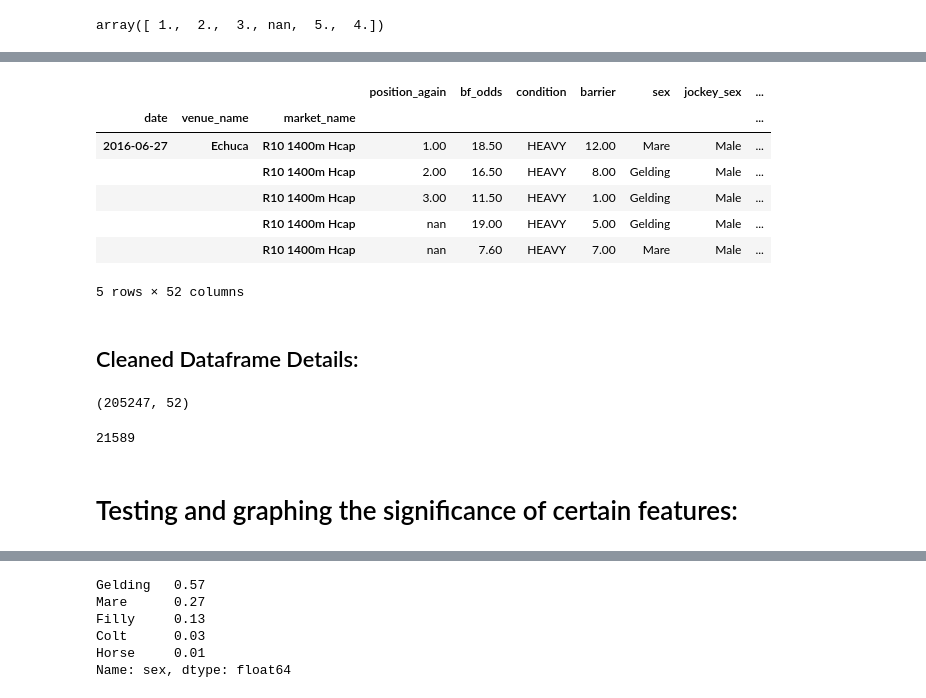
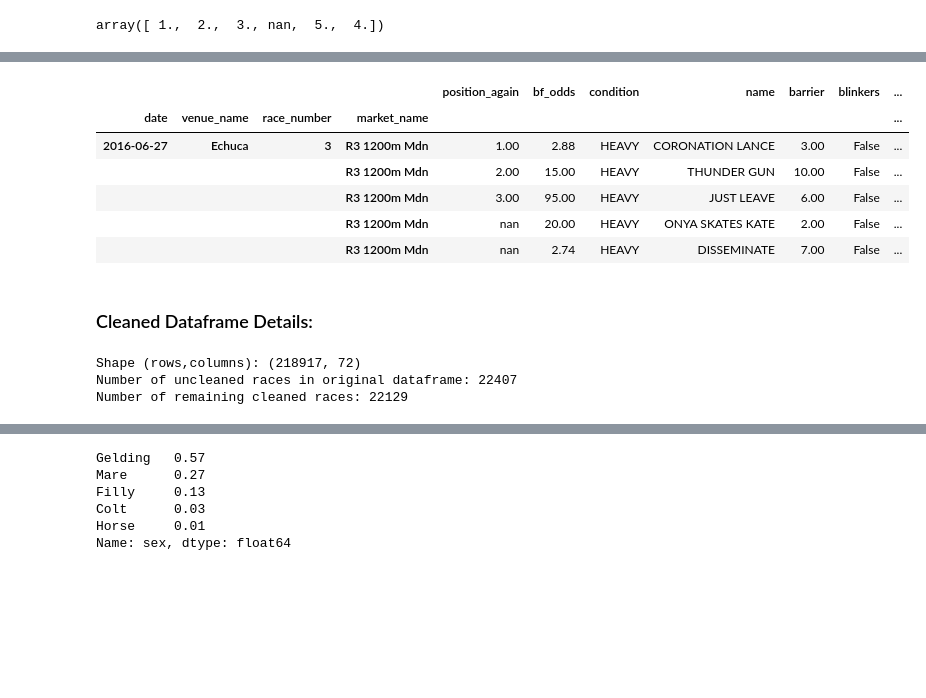
Before and after one commit to Ibnadm/Predict-DogRacing, a Jupyter notebook: HorseRacingAnalysis.ipynb, the cells around one changed output, grey strips where cells are left out. Cells and saved outputs as stored; diff of their text form; code cells hidden in the pictures; blank space fills up the shorter version.

```diff
--- a/HorseRacingAnalysis.ipynb
+++ b/HorseRacingAnalysis.ipynb
@@ -205 +249,8 @@ df_grouped = df_cleaned.groupby(['date','venue_name','market_name'])
+# %%
+#creates prize_money_per_start column
+df_cleaned['prize_money_per_start'] = df_cleaned.prize_money/df_cleaned.overall_starts
+
+df_cleaned['prize_money_per_start_z'] = df_grouped['prize_money_per_start'].transform(lambda x: zscore(x,ddof=1))
+
+df_grouped = df_cleaned.groupby(['date','venue_name','race_number','market_name'])
 # %% [markdown]
@@ -207,6 +258,4 @@ df_grouped = df_cleaned.groupby(['date','venue_name','market_name'])
 # %%
-df_cleaned['weight_z'] = df_grouped['handicap_weight'].transform(lambda x: zscore(x,ddof=1))
+df_cleaned['age_z'] = df_grouped['age'].transform(lambda x: zscore(x,ddof=1))
 
-df_cleaned.drop('handicap_weight',axis=1,inplace=True)
-
-df_grouped = df_cleaned.groupby(['date','venue_name','market_name'])
+df_grouped = df_cleaned.groupby(['date','venue_name','race_number','market_name'])
@@ -217,9 +261,0 @@ df_grouped = df_cleaned.groupby(['date','venue_name','market_name'])
-# %%
-#creates prize_money_per_start column
-df_cleaned['prize_money_per_start'] = df_cleaned.prize_money/df_cleaned.overall_starts
-
-df_cleaned['prize_money_per_start_z'] = df_grouped['prize_money_per_start'].transform(lambda x: zscore(x,ddof=1))
-
-df_cleaned.drop(['prize_money','prize_money_per_start'],axis=1,inplace=True)
-
-df_grouped = df_cleaned.groupby(['date','venue_name','market_name'])
@@ -228,7 +262 @@ df_grouped = df_cleaned.groupby(['date','venue_name','market_name'])
-# %%
-df_cleaned['age_z'] = df_grouped['age'].transform(lambda x: zscore(x,ddof=1))
-
-df_cleaned.drop('age',axis=1,inplace=True)
-
-df_grouped = df_cleaned.groupby(['date','venue_name','market_name'])
 # %% [markdown]
@@ -246,28 +272,28 @@ for col in z_score_cols:
 # %%
-#Replaces infinity (zero division) with NaN
+#Replaces infinity (from zero division) with NaN
 df_cleaned.replace([np.inf, -np.inf], np.nan, inplace=True)
 
-df_grouped = df_cleaned.groupby(['date','venue_name','market_name'])
+df_cleaned.fillna(np.nan,inplace=True)
+
+df_grouped = df_cleaned.groupby(['date','venue_name','race_number','market_name'])
 
 df_cleaned.head()
 # %% [output]
-|  |  |  | position_again | bf_odds | condition | barrier | sex | jockey_sex | ... |
-| date | venue_name | market_name |  |  |  |  |  |  | ... |
-| 2016-06-27 | Echuca | R10 1400m Hcap | 1.00 | 18.50 | HEAVY | 12.00 | Mare | Male | ... |
-|  |  | R10 1400m Hcap | 2.00 | 16.50 | HEAVY | 8.00 | Gelding | Male | ... |
-|  |  | R10 1400m Hcap | 3.00 | 11.50 | HEAVY | 1.00 | Gelding | Male | ... |
-|  |  | R10 1400m Hcap | nan | 19.00 | HEAVY | 5.00 | Gelding | Male | ... |
-|  |  | R10 1400m Hcap | nan | 7.60 | HEAVY | 7.00 | Mare | Male | ... |
+|  |  |  |  | position_again | bf_odds | condition | name | barrier | blinkers | ... |
+| date | venue_name | race_number | market_name |  |  |  |  |  |  | ... |
+| 2016-06-27 | Echuca | 3 | R3 1200m Mdn | 1.00 | 2.88 | HEAVY | CORONATION LANCE | 3.00 | False | ... |
+|  |  |  | R3 1200m Mdn | 2.00 | 15.00 | HEAVY | THUNDER GUN | 10.00 | False | ... |
+|  |  |  | R3 1200m Mdn | 3.00 | 95.00 | HEAVY | JUST LEAVE | 6.00 | False | ... |
+|  |  |  | R3 1200m Mdn | nan | 20.00 | HEAVY | ONYA SKATES KATE | 2.00 | False | ... |
+|  |  |  | R3 1200m Mdn | nan | 2.74 | HEAVY | DISSEMINATE | 7.00 | False | ... |
-5 rows × 52 columns
 # %% [markdown]
-## Cleaned Dataframe Details:
+### Cleaned Dataframe Details:
-# %%
-df_cleaned.shape
-# %% [output]
-(205247, 52)
-# %%
-len(df_grouped) #Number of remaining races
-# %% [output]
-21589
-# %% [markdown]
-# Testing and graphing the significance of certain features:
+# %%
+print('Shape (rows,columns):', df_cleaned.shape)
+print('Number of uncleaned races in original dataframe:',len(df.groupby(['date','venue_name',
+                                                                         'race_number','market_name'])))
+print('Number of remaining cleaned races:',len(df_grouped))
+# %% [output]
+Shape (rows,columns): (218917, 72)
+Number of uncleaned races in original dataframe: 22407
+Number of remaining cleaned races: 22129
```
Also changed, not shown: parts of 219 cells of this notebook.
